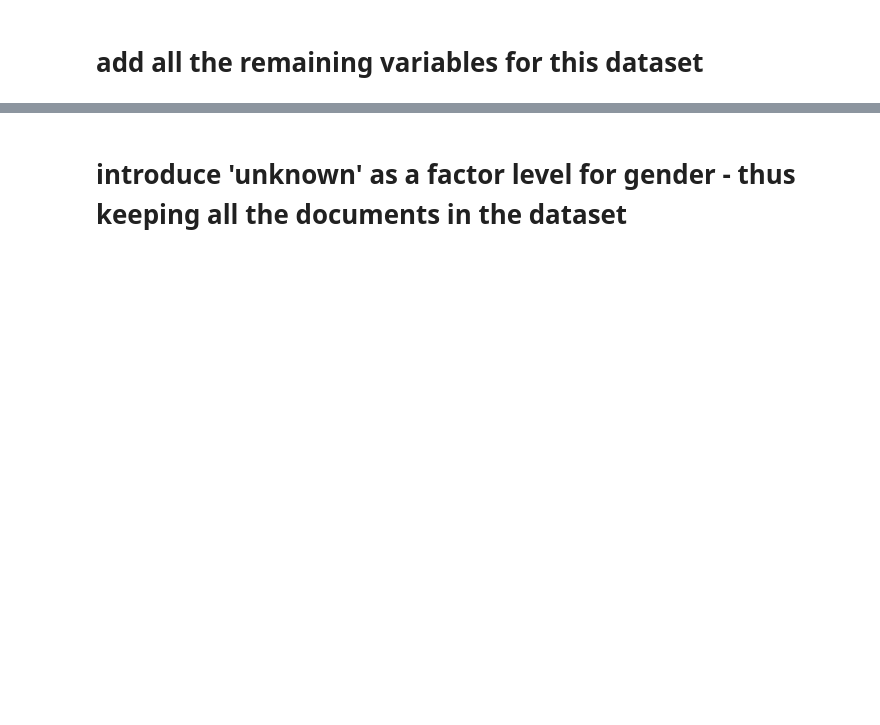
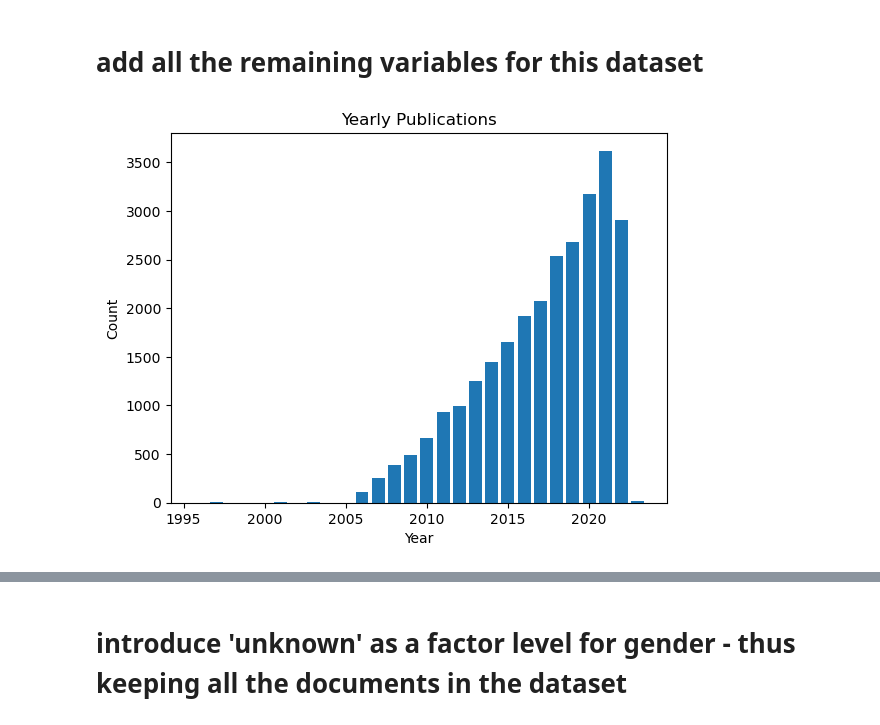
Before and after one commit to di-danilenko/gender_climate_justice, a Jupyter notebook: code/load_clean_identify_gender(final).ipynb, the cells around one changed output, grey strips where cells are left out. Drawn from its saved outputs; the diff is of its cells as text; code cells hidden in the pictures; blank space fills up the shorter version.

```diff
--- a/code/load_clean_identify_gender(final).ipynb
+++ b/code/load_clean_identify_gender(final).ipynb
@@ -297,5 +297,21 @@ df_maj['number_authors'] = df_maj['position'].apply(lambda x: len([float(number)
 # %%
 # save output at this stage
 df_maj.to_csv("data/df_maj_1008.csv")
+# %%
+df_maj = pd.read_csv("data/df_maj_1008.csv")
 # %% [markdown]
 # add all the remaining variables for this dataset
+# %%
+import matplotlib.pyplot as plt
+
+# grouping by 'year' and count occurrences
+year_counts = df_maj['year'].value_counts().sort_index()
+
+# create a histogram
+plt.bar(year_counts.index, year_counts.values)
+plt.xlabel('Year')
+plt.ylabel('Count')
+plt.title('Yearly Publications')
+plt.show()
+# %% [output]
+[figure, added]
```
Also changed, not shown: parts of 13 cells of this notebook, 1 other file.
